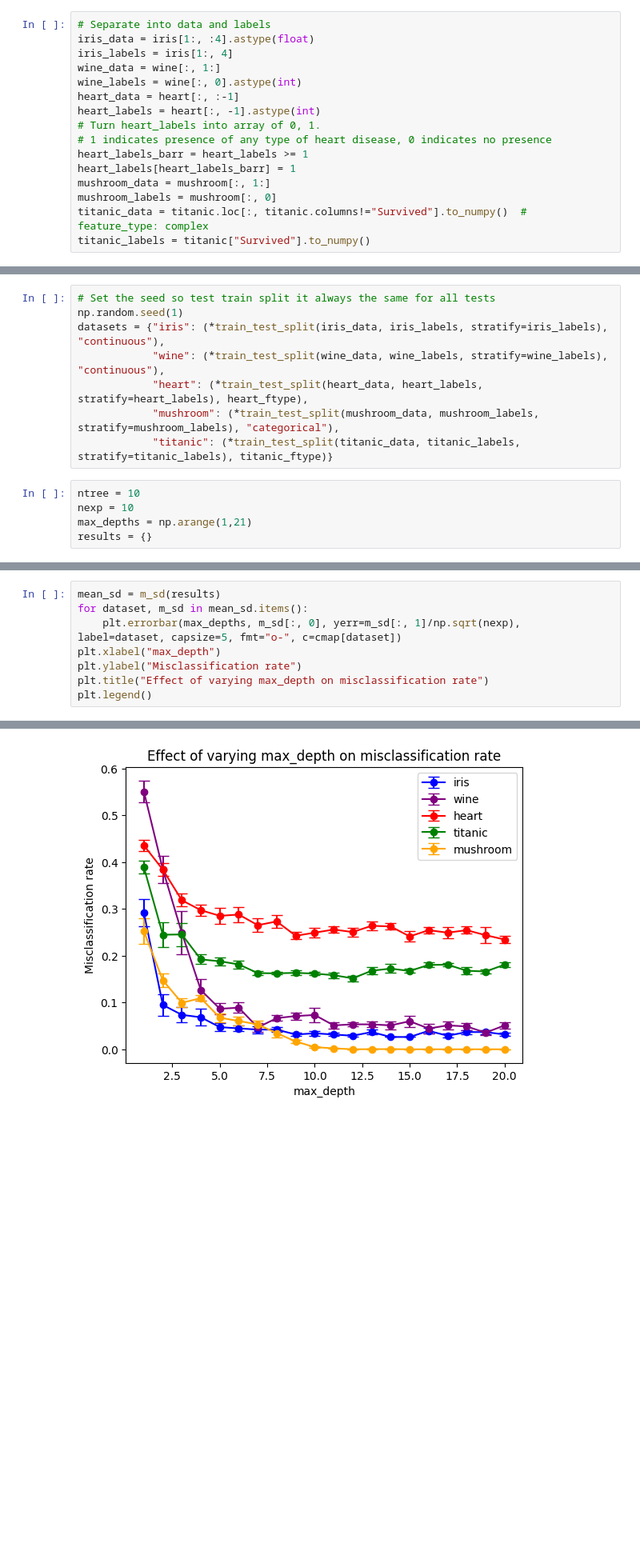
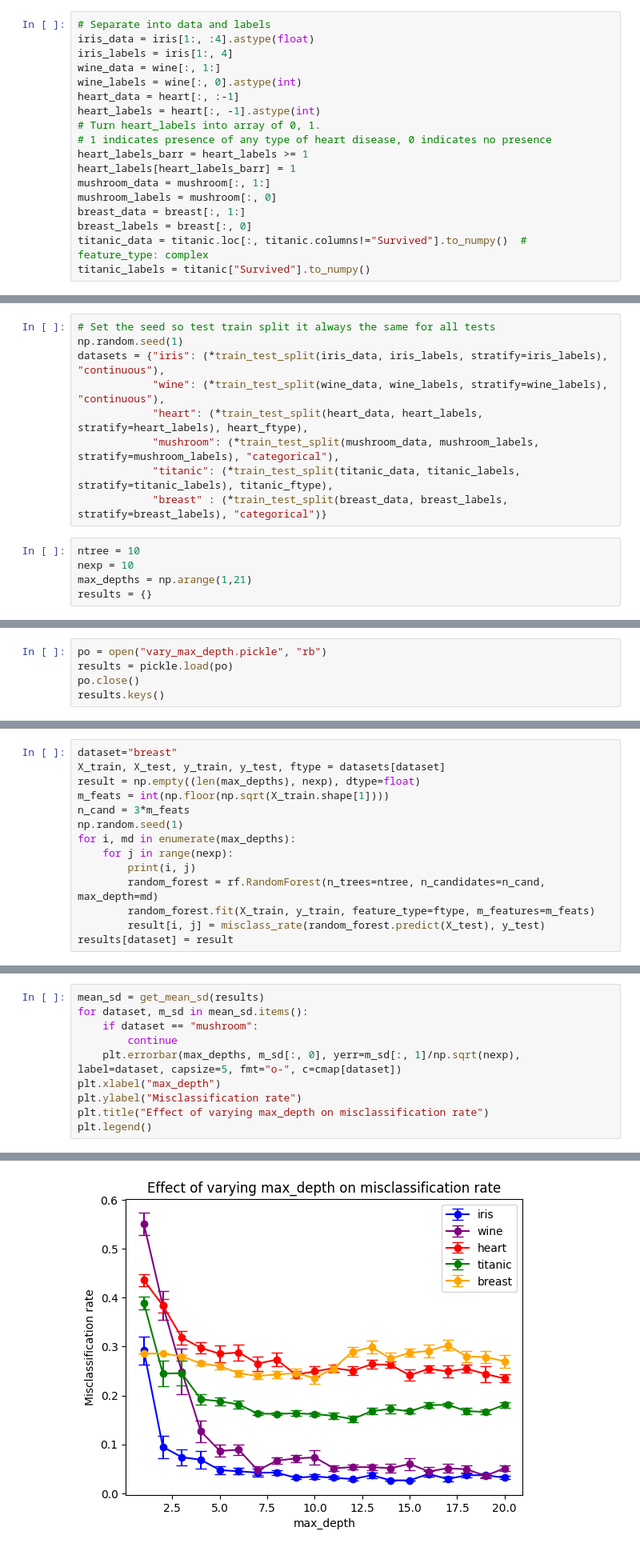
Before and after one commit to liyiyan128/M2R-random-forests, a Jupyter notebook: simulations/vary_max_depth.ipynb, the cells around one changed output, grey strips where cells are left out. Shown at 80% size. Drawn from its saved outputs; the diff is of its cells as text; blank space fills up the shorter version.

```diff
--- a/simulations/vary_max_depth.ipynb
+++ b/simulations/vary_max_depth.ipynb
@@ -47,6 +50,8 @@ heart_labels_barr = heart_labels >= 1
 heart_labels[heart_labels_barr] = 1
 mushroom_data = mushroom[:, 1:]
 mushroom_labels = mushroom[:, 0]
+breast_data = breast[:, 1:]
+breast_labels = breast[:, 0]
 titanic_data = titanic.loc[:, titanic.columns!="Survived"].to_numpy()  # feature_type: complex
 titanic_labels = titanic["Survived"].to_numpy()
 # %%
@@ -63,7 +69,8 @@ datasets = {"iris": (*train_test_split(iris_data, iris_labels, stratify=iris_lab
             "wine": (*train_test_split(wine_data, wine_labels, stratify=wine_labels), "continuous"),
             "heart": (*train_test_split(heart_data, heart_labels, stratify=heart_labels), heart_ftype),
             "mushroom": (*train_test_split(mushroom_data, mushroom_labels, stratify=mushroom_labels), "categorical"),
-            "titanic": (*train_test_split(titanic_data, titanic_labels, stratify=titanic_labels), titanic_ftype)}
+            "titanic": (*train_test_split(titanic_data, titanic_labels, stratify=titanic_labels), titanic_ftype),
+            "breast" : (*train_test_split(breast_data, breast_labels, stratify=breast_labels), "categorical")}
 # %%
 ntree = 10
 nexp = 10
@@ -153,3 +160,8 @@ results[dataset] = result
 19 7
 19 8
 19 9
+# %%
+po = open("vary_max_depth.pickle", "rb")
+results = pickle.load(po)
+po.close()
+results.keys()
@@ -155,0 +170,14 @@ results[dataset] = result
+# %%
+dataset="breast"
+X_train, X_test, y_train, y_test, ftype = datasets[dataset]
+result = np.empty((len(max_depths), nexp), dtype=float)
+m_feats = int(np.floor(np.sqrt(X_train.shape[1])))
+n_cand = 3*m_feats
+np.random.seed(1)
+for i, md in enumerate(max_depths):
+    for j in range(nexp):
+        print(i, j)
+        random_forest = rf.RandomForest(n_trees=ntree, n_candidates=n_cand, max_depth=md)
+        random_forest.fit(X_train, y_train, feature_type=ftype, m_features=m_feats)
+        result[i, j] = misclass_rate(random_forest.predict(X_test), y_test)
+results[dataset] = result
@@ -182,16 +228,18 @@ po = open("vary_max_depth.pickle", "wb")
 pickle.dump(results, po)
 po.close()
 # %%
-mean_sd = m_sd(results)
+mean_sd = get_mean_sd(results)
 for dataset, m_sd in mean_sd.items():
+    if dataset == "mushroom":
+        continue
     plt.errorbar(max_depths, m_sd[:, 0], yerr=m_sd[:, 1]/np.sqrt(nexp), label=dataset, capsize=5, fmt="o-", c=cmap[dataset])
 plt.xlabel("max_depth")
 plt.ylabel("Misclassification rate")
 plt.title("Effect of varying max_depth on misclassification rate")
 plt.legend()
 # %% [output]
 <matplotlib.legend.Legend at 0x...>
-[figure, old version]
+[figure, new version]
 # %%
 results
 # %% [output]
```
Also changed, not shown: parts of 9 cells of this notebook, 16 other files.
